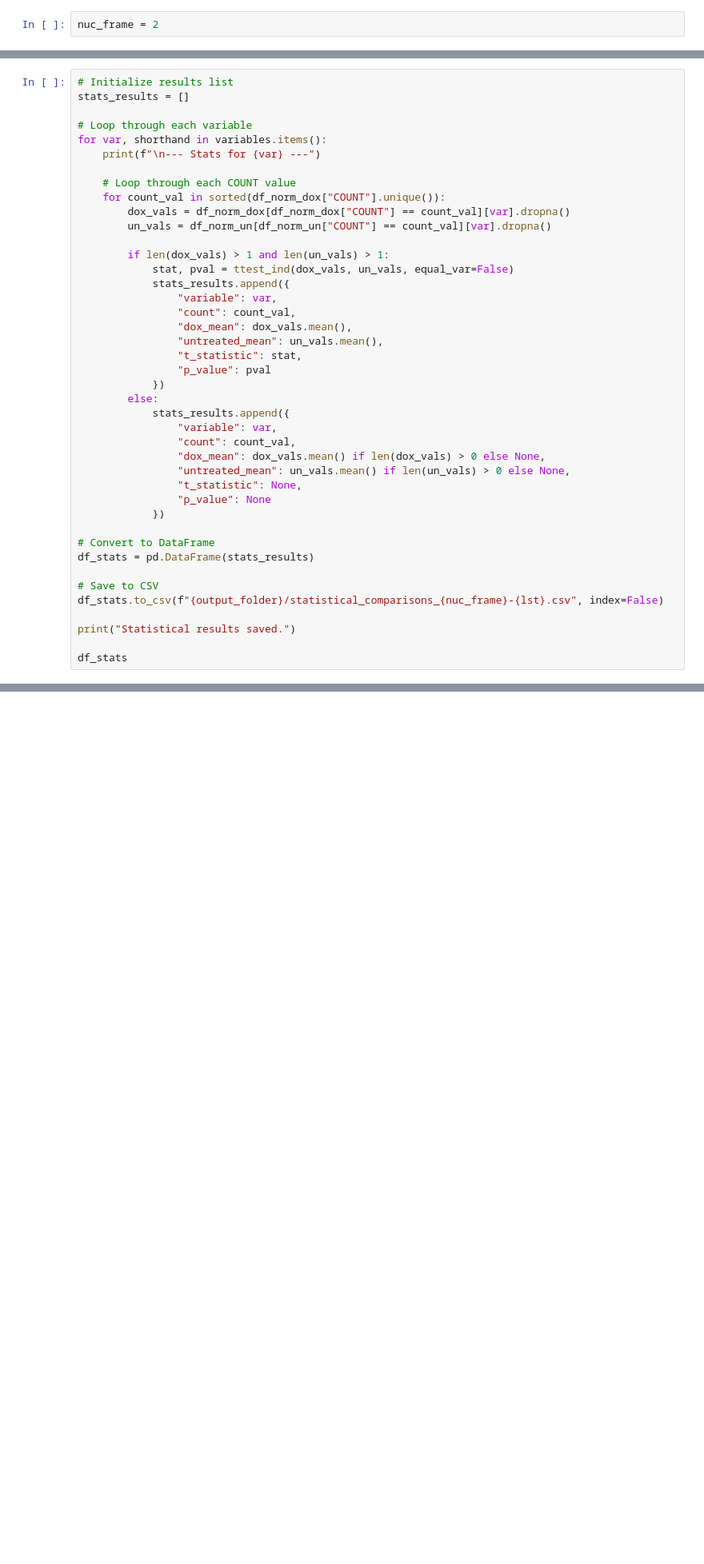
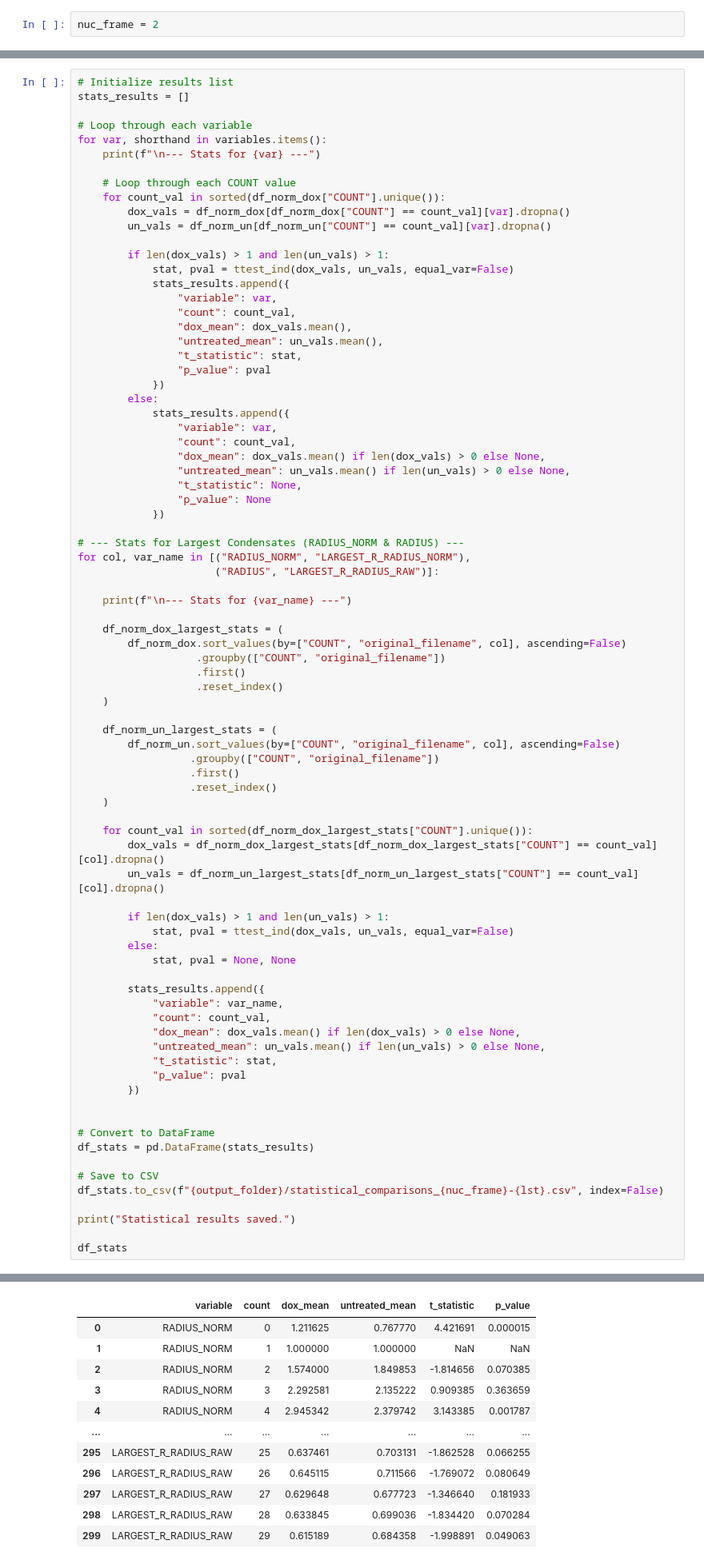
Before and after one commit to nlherzog/Biophysical-Tracking, a Jupyter notebook: Artificial_Condensates_Multi.ipynb, the cells around one changed output, grey strips where cells are left out. Shown at 80% size. Saved outputs shown, nothing was run; the diff lists cells and outputs as text; blank space fills up the shorter version.

```diff
--- a/Artificial_Condensates_Multi.ipynb
+++ b/Artificial_Condensates_Multi.ipynb
@@ -614,6 +1132,45 @@ for var, shorthand in variables.items():
                 "p_value": None
             })
 
+# --- Stats for Largest Condensates (RADIUS_NORM & RADIUS) ---
+for col, var_name in [("RADIUS_NORM", "LARGEST_R_RADIUS_NORM"),
+                      ("RADIUS", "LARGEST_R_RADIUS_RAW")]:
+
+    print(f"\n--- Stats for {var_name} ---")
+
+    df_norm_dox_largest_stats = (
+        df_norm_dox.sort_values(by=["COUNT", "original_filename", col], ascending=False)
+                   .groupby(["COUNT", "original_filename"])
+                   .first()
+                   .reset_index()
+    )
+
+    df_norm_un_largest_stats = (
+        df_norm_un.sort_values(by=["COUNT", "original_filename", col], ascending=False)
+                  .groupby(["COUNT", "original_filename"])
+                  .first()
+                  .reset_index()
+    )
+
+    for count_val in sorted(df_norm_dox_largest_stats["COUNT"].unique()):
+        dox_vals = df_norm_dox_largest_stats[df_norm_dox_largest_stats["COUNT"] == count_val][col].dropna()
+        un_vals = df_norm_un_largest_stats[df_norm_un_largest_stats["COUNT"] == count_val][col].dropna()
+
+        if len(dox_vals) > 1 and len(un_vals) > 1:
+            stat, pval = ttest_ind(dox_vals, un_vals, equal_var=False)
+        else:
+            stat, pval = None, None
+
+        stats_results.append({
+            "variable": var_name,
+            "count": count_val,
+            "dox_mean": dox_vals.mean() if len(dox_vals) > 0 else None,
+            "untreated_mean": un_vals.mean() if len(un_vals) > 0 else None,
+            "t_statistic": stat,
+            "p_value": pval
+        })
+
+
 # Convert to DataFrame
 df_stats = pd.DataFrame(stats_results)
 
@@ -623,3 +1180,4 @@ df_stats.to_csv(f"{output_folder}/statistical_comparisons_{nuc_frame}-{lst}.csv"
 print("Statistical results saved.")
 
 df_stats
+# %% [output]
@@ -625,0 +1203,12 @@ df_stats
+|  | variable | count | dox_mean | untreated_mean | t_statistic | p_value |
+| 0 | RADIUS_NORM | 0 | 1.211625 | 0.767770 | 4.421691 | 0.000015 |
+| 1 | RADIUS_NORM | 1 | 1.000000 | 1.000000 | NaN | NaN |
+| 2 | RADIUS_NORM | 2 | 1.574000 | 1.849853 | -1.814656 | 0.070385 |
+| 3 | RADIUS_NORM | 3 | 2.292581 | 2.135222 | 0.909385 | 0.363659 |
+| 4 | RADIUS_NORM | 4 | 2.945342 | 2.379742 | 3.143385 | 0.001787 |
+| ... | ... | ... | ... | ... | ... | ... |
+| 295 | LARGEST_R_RADIUS_RAW | 25 | 0.637461 | 0.703131 | -1.862528 | 0.066255 |
+| 296 | LARGEST_R_RADIUS_RAW | 26 | 0.645115 | 0.711566 | -1.769072 | 0.080649 |
+| 297 | LARGEST_R_RADIUS_RAW | 27 | 0.629648 | 0.677723 | -1.346640 | 0.181933 |
+| 298 | LARGEST_R_RADIUS_RAW | 28 | 0.633845 | 0.699036 | -1.834420 | 0.070284 |
+| 299 | LARGEST_R_RADIUS_RAW | 29 | 0.615189 | 0.684358 | -1.998891 | 0.049063 |
```
Also changed, not shown: parts of 19 cells of this notebook, 7 other files.
